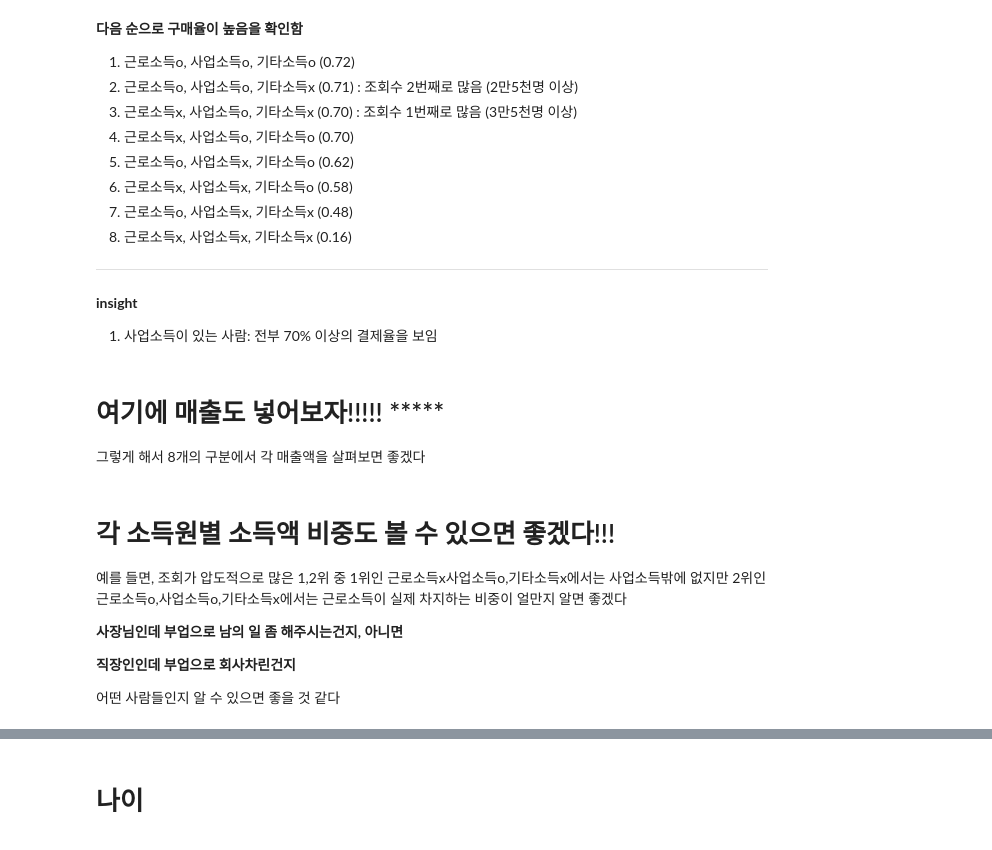
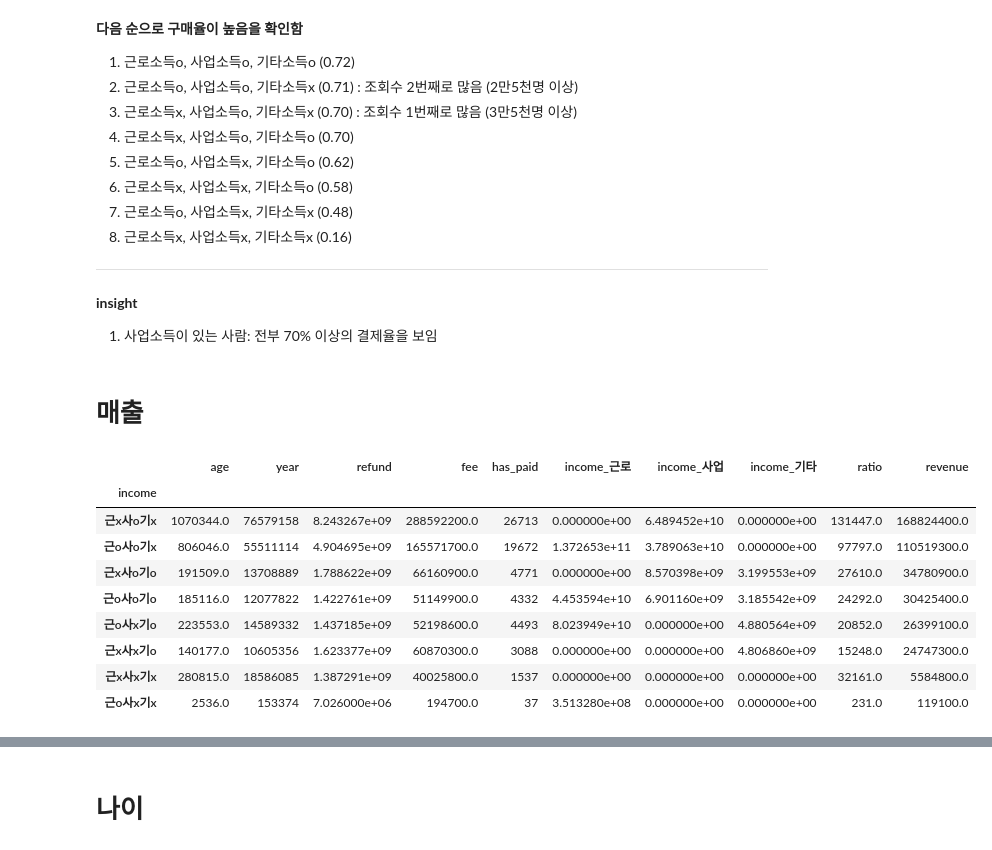
Before and after one commit to gardenchoi/team3_wanted_onboarding, a Jupyter notebook: Week2_최정원/Week2_자비스앤빌런즈_JW_1아이디에이션.ipynb, the cells around one changed output, grey strips where cells are left out. Cells and saved outputs as stored; diff of their text form; code cells hidden in the pictures.

```diff
--- a/Week2_최정원/Week2_자비스앤빌런즈_JW_1아이디에이션.ipynb
+++ b/Week2_최정원/Week2_자비스앤빌런즈_JW_1아이디에이션.ipynb
@@ -245,19 +235,19 @@ print(len(df.loc[(df["income"]=="근x사x기x") & df["has_paid"]==True]) / len(d
 
 **insight**
 1. 사업소득이 있는 사람: 전부 70% 이상의 결제율을 보임
-# %% [markdown]
-# 여기에 매출도 넣어보자!!!!! *****
-
-그렇게 해서 8개의 구분에서 각 매출액을 살펴보면 좋겠다
-# %% [markdown]
-# 각 소득원별 소득액 비중도 볼 수 있으면 좋겠다!!!
-예를 들면, 조회가 압도적으로 많은 1,2위 중
-1위인 근로소득x사업소득o,기타소득x에서는 사업소득밖에 없지만
-2위인 근로소득o,사업소득o,기타소득x에서는 근로소득이 실제 차지하는 비중이 얼만지 알면 좋겠다
-
-**사장님인데 부업으로 남의 일 좀 해주시는건지, 아니면**
-
-
-**직장인인데 부업으로 회사차린건지**
-
-어떤 사람들인지 알 수 있으면 좋을 것 같다
+# %% [markdown]
+# 매출
+# %%
+# 소득원 유형에 따른 총 매출액 순위
+df.groupby("income").sum().sort_values(by="revenue", ascending=False)
+# %% [output]
+|  | age | year | refund | fee | has_paid | income_근로 | income_사업 | income_기타 | ratio | revenue |
+| income |  |  |  |  |  |  |  |  |  |  |
+| 근x사o기x | 1070344.0 | 76579158 | 8.243267e+09 | 288592200.0 | 26713 | 0.000000e+00 | 6.489452e+10 | 0.000000e+00 | 131447.0 | 168824400.0 |
+| 근o사o기x | 806046.0 | 55511114 | 4.904695e+09 | 165571700.0 | 19672 | 1.372653e+11 | 3.789063e+10 | 0.000000e+00 | 97797.0 | 110519300.0 |
+| 근x사o기o | 191509.0 | 13708889 | 1.788622e+09 | 66160900.0 | 4771 | 0.000000e+00 | 8.570398e+09 | 3.199553e+09 | 27610.0 | 34780900.0 |
+| 근o사o기o | 185116.0 | 12077822 | 1.422761e+09 | 51149900.0 | 4332 | 4.453594e+10 | 6.901160e+09 | 3.185542e+09 | 24292.0 | 30425400.0 |
+| 근o사x기o | 223553.0 | 14589332 | 1.437185e+09 | 52198600.0 | 4493 | 8.023949e+10 | 0.000000e+00 | 4.880564e+09 | 20852.0 | 26399100.0 |
+| 근x사x기o | 140177.0 | 10605356 | 1.623377e+09 | 60870300.0 | 3088 | 0.000000e+00 | 0.000000e+00 | 4.806860e+09 | 15248.0 | 24747300.0 |
+| 근x사x기x | 280815.0 | 18586085 | 1.387291e+09 | 40025800.0 | 1537 | 0.000000e+00 | 0.000000e+00 | 0.000000e+00 | 32161.0 | 5584800.0 |
+| 근o사x기x | 2536.0 | 153374 | 7.026000e+06 | 194700.0 | 37 | 3.513280e+08 | 0.000000e+00 | 0.000000e+00 | 231.0 | 119100.0 |
```
Also changed, not shown: parts of 11 cells of this notebook.
